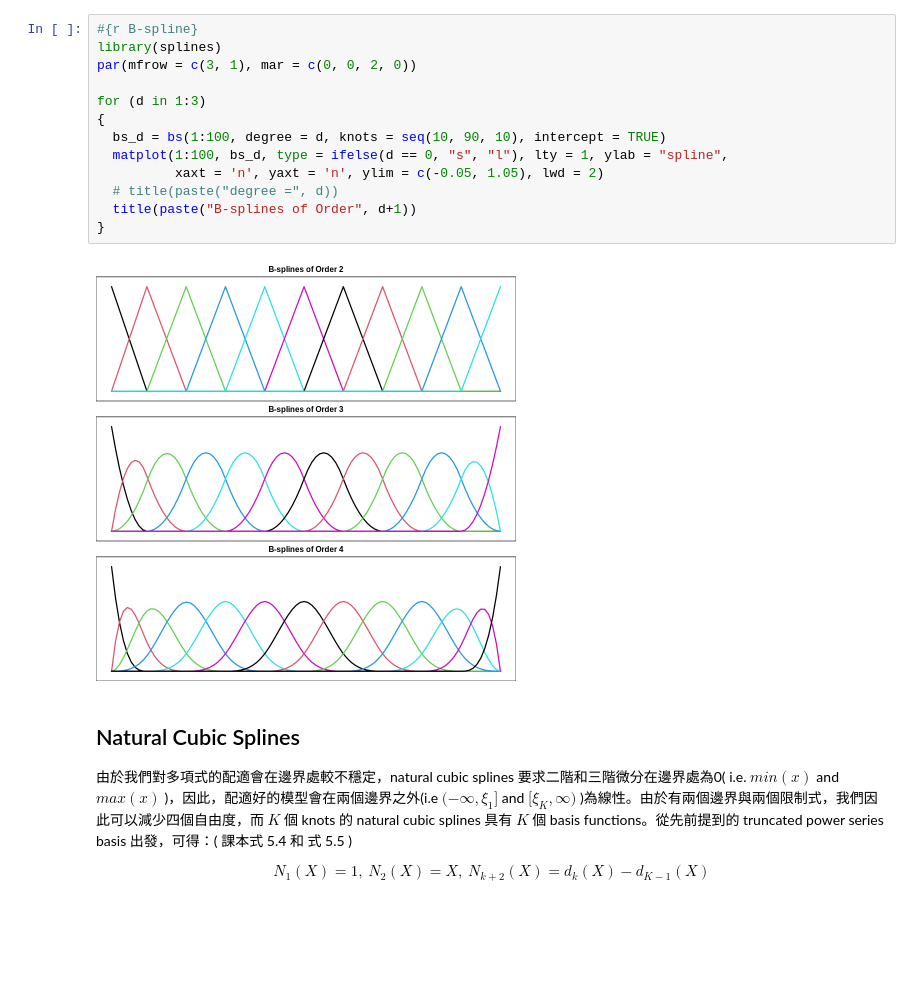
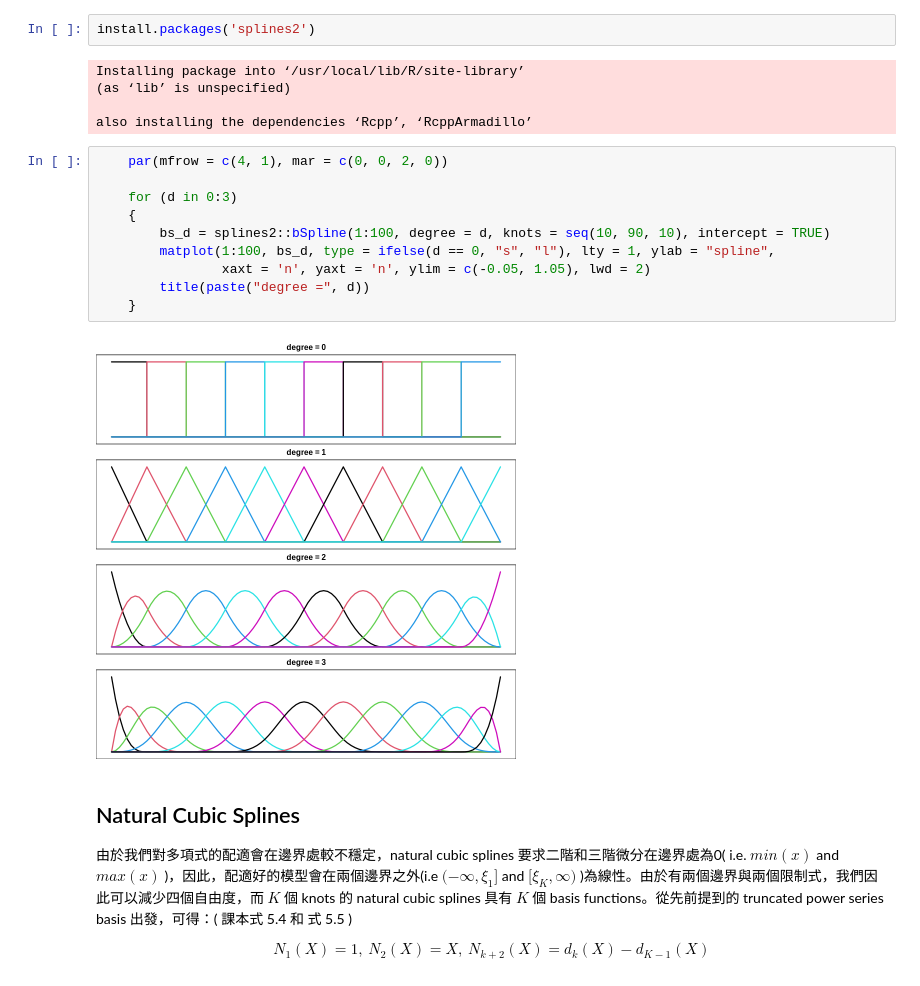
Before and after one commit to wwwh0225/elements-of-statistical-learning, a Jupyter notebook: Ch5.ipynb, the cells around one changed output. Saved outputs shown, nothing was run; the diff lists cells and outputs as text; blank space fills up the shorter version.

```diff
--- a/Ch5.ipynb
+++ b/Ch5.ipynb
@@ -148,21 +148,25 @@ $$B_{i,1}(x)=\left\{\begin{matrix}
 \end{matrix}\right. ,\ for \ i=1,\cdots,K+2M-1$$
 
 $$B_{i,m}(x)= \frac{x=\tau_i}{\tau_{i+m-1}-\tau_i}B_{i,m-1}(x)+\frac{\tau_{i+m}-x}{\tau_{i+m}-\tau_{i+1}}B_{i+1,m-1}(x)$$
+# %%
+install.packages('splines2')
+# %% [output]
+Installing package into ‘/usr/local/lib/R/site-library’
+(as ‘lib’ is unspecified)
+
+also installing the dependencies ‘Rcpp’, ‘RcppArmadillo’
 # %%
-#{r B-spline}
-library(splines)
-par(mfrow = c(3, 1), mar = c(0, 0, 2, 0))
+    par(mfrow = c(4, 1), mar = c(0, 0, 2, 0))
 
-for (d in 1:3)
-{
-  bs_d = bs(1:100, degree = d, knots = seq(10, 90, 10), intercept = TRUE)
-  matplot(1:100, bs_d, type = ifelse(d == 0, "s", "l"), lty = 1, ylab = "spline",
-          xaxt = 'n', yaxt = 'n', ylim = c(-0.05, 1.05), lwd = 2)
-  # title(paste("degree =", d))
-  title(paste("B-splines of Order", d+1))
-}
+    for (d in 0:3)
+    {
+        bs_d = splines2::bSpline(1:100, degree = d, knots = seq(10, 90, 10), intercept = TRUE)
+        matplot(1:100, bs_d, type = ifelse(d == 0, "s", "l"), lty = 1, ylab = "spline",
+                xaxt = 'n', yaxt = 'n', ylim = c(-0.05, 1.05), lwd = 2)
+        title(paste("degree =", d))
+    }
 # %% [output]
-[figure, old version]
+[figure, new version]
 # %% [markdown]
 ## Natural Cubic Splines
 
```
